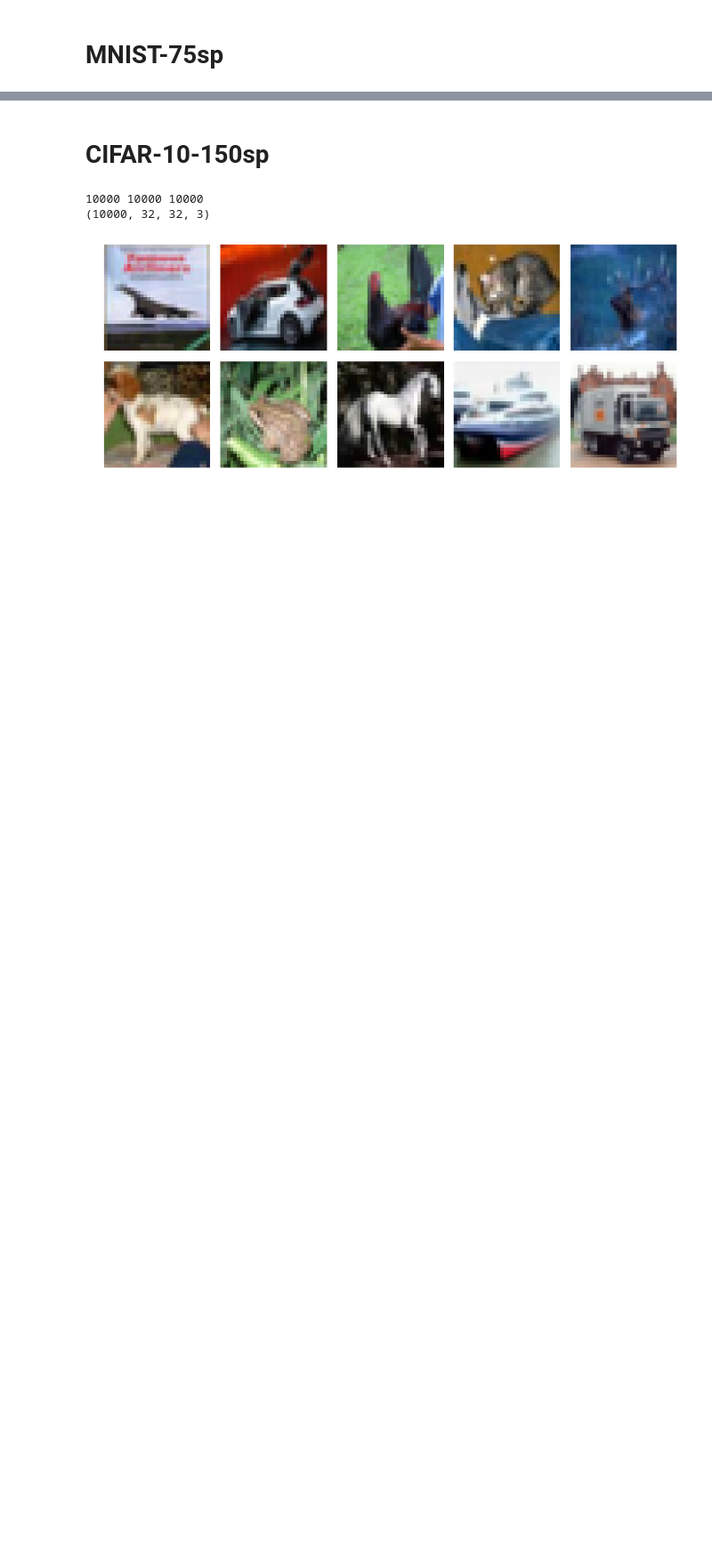
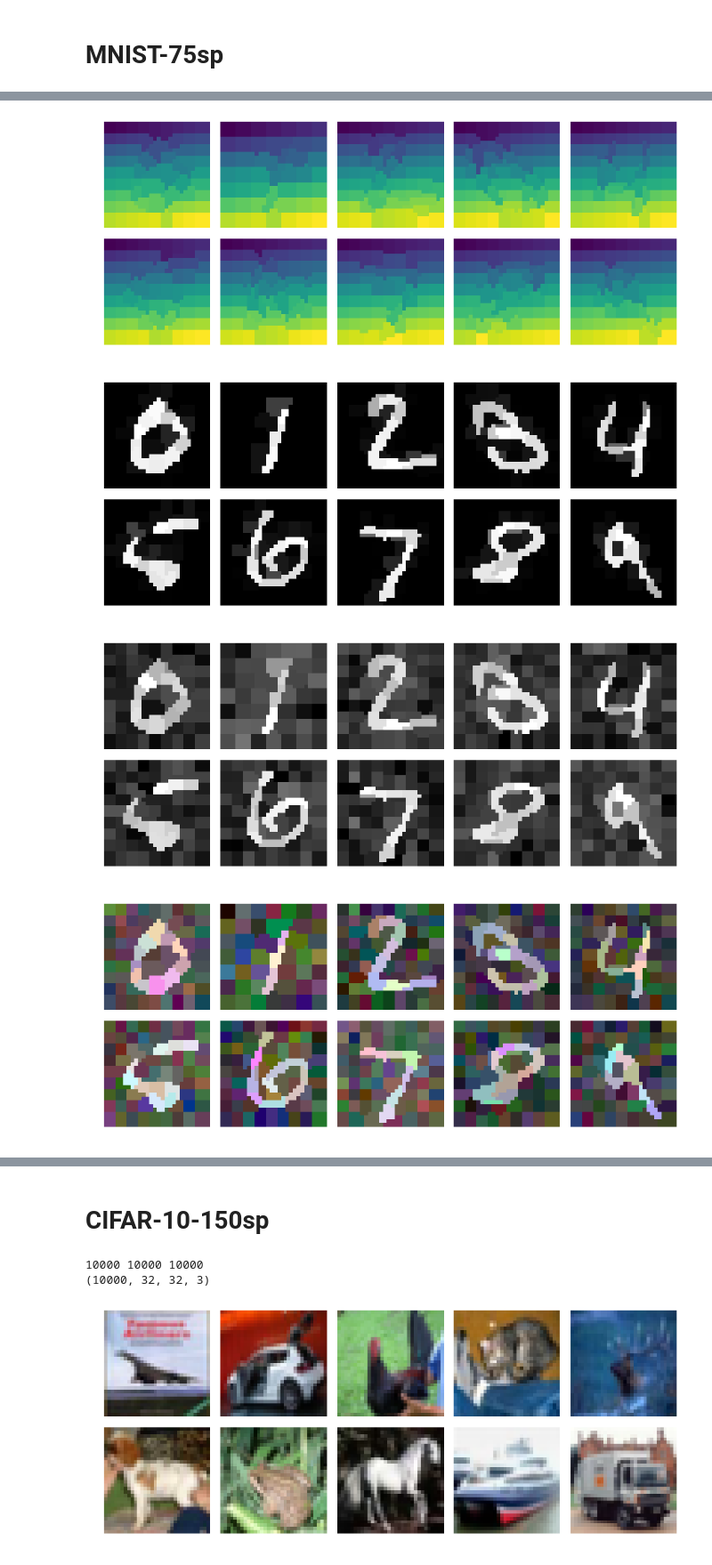
Before and after one commit to bknyaz/graph_attention_pool, a Jupyter notebook: superpixels_visualize.ipynb, the cells around one changed output, grey strips where cells are left out. Shown at 89% size. Drawn from its saved outputs; the diff is of its cells as text; code cells hidden in the pictures; blank space fills up the shorter version.

```diff
--- a/superpixels_visualize.ipynb
+++ b/superpixels_visualize.ipynb
@@ -21,17 +75,6 @@ print(sz)
 # %%
-ind = []
-labels_added = set()
-for i, lbl in enumerate(test_labels):
-    if lbl not in labels_added:
-        ind.append(i)
-        labels_added.add(lbl)
-ind_sorted = []
-for i in np.argsort(test_labels):
-    if i in ind:
-        ind_sorted.append(i)
-
-noises = np.load('data/mnist_75sp_noise.npy')
-color_noises = np.load('data/mnist_75sp_color_noise.npy')
+noises = torch.load('data/mnist_75sp_noise.pt').numpy()
+color_noises = torch.load('data/mnist_75sp_color_noise.pt').numpy()
 noise_levels = [0.75, 1.25]
 mn, sd = 0.11, 0.14  # mean, std values for superpixel intensities computed for the mnist dataset
 
@@ -56,3 +99,20 @@ for i in ind_sorted:
     images_sp.append(img)
     images_noise.append(img_noise)
     images_color_noise.append(img_color_noise)
+
+for fig_id, img_set in enumerate([images_orig, images_sp_masks, images_sp, images_noise, images_color_noise]):
+    fig = plt.figure(figsize=(15, 6))
+    n_cols = 5
+    n_rows = 2
+    for i in range(n_rows):
+        for j in range(n_cols):
+            index = i*n_cols + j
+            ax = fig.add_subplot(n_rows, n_cols, index + 1)
+            if fig_id in [0, 2]:
+                ax.imshow(img_set[index], cmap='gray')
+            else:
+                ax.imshow(norm_img(img_set[index]))
+            ax.axis('off')
+    plt.subplots_adjust(hspace=0.1, wspace=0.1)
+    plt.show()
+# %% [output]
@@ -58,0 +120,4 @@ for i in ind_sorted:
+[figure, added]
+[figure, added]
+[figure, added]
+[figure, added]
```
Also changed, not shown: parts of 9 cells of this notebook, 8 other files.
